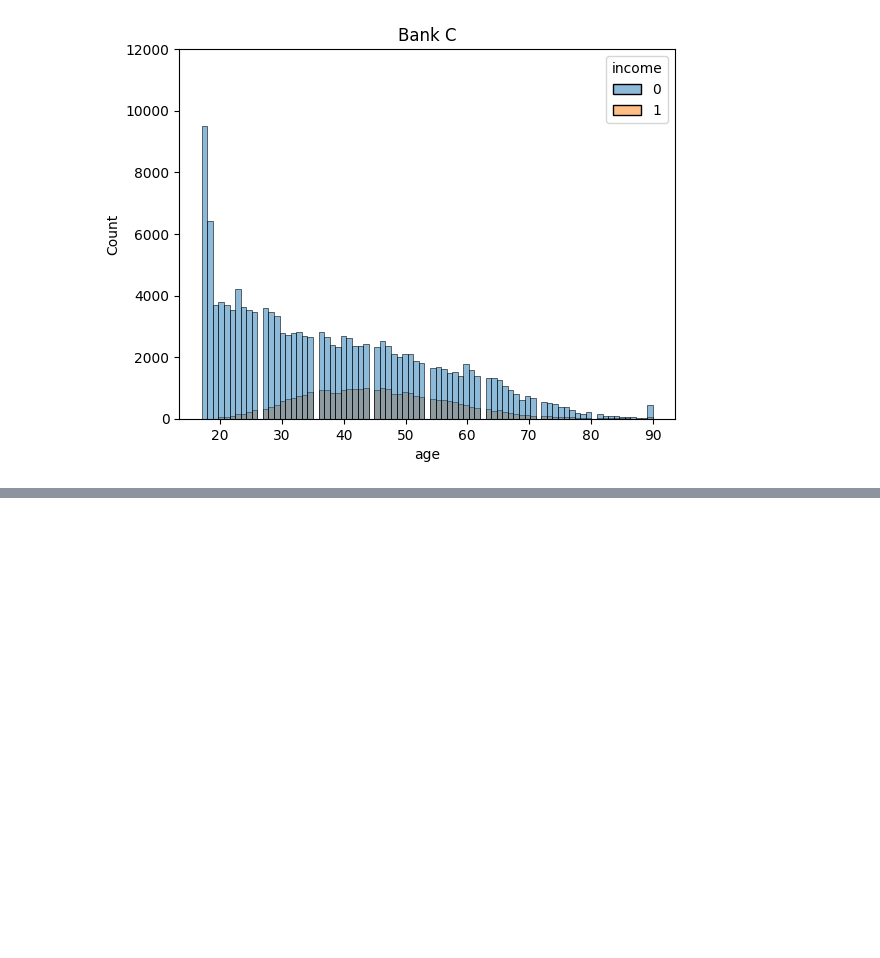
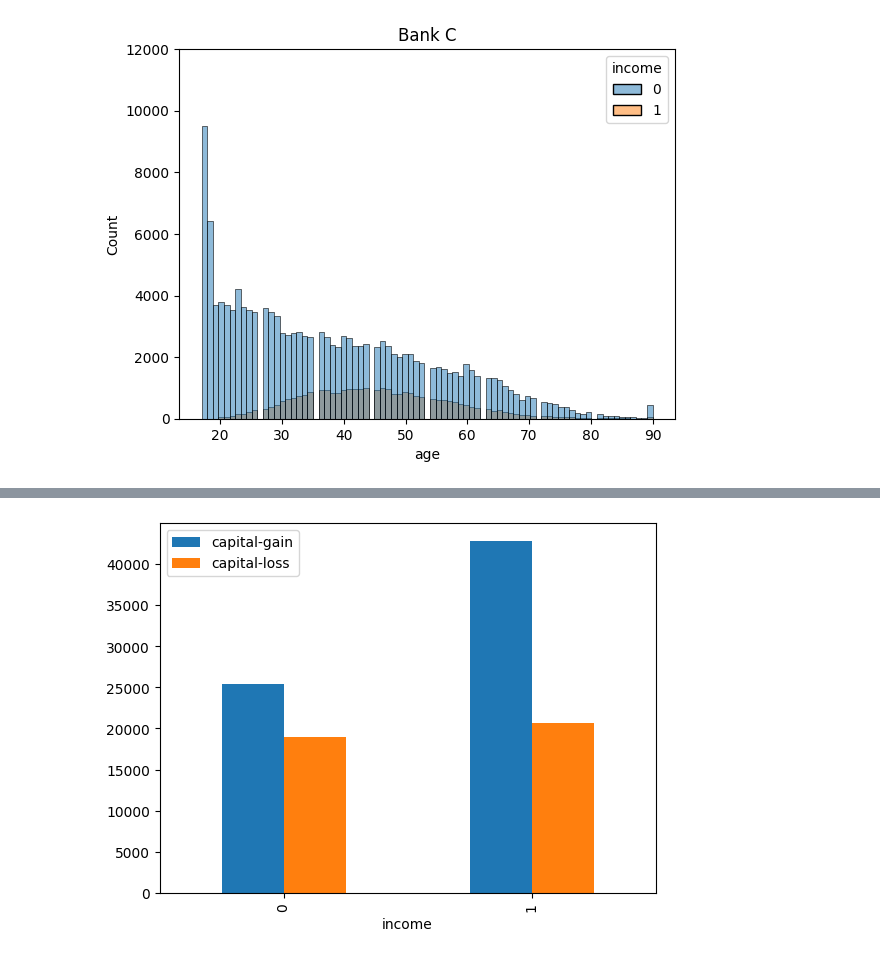
Before and after one commit to mdielacher/FHSTP_FML_assignment2, a Jupyter notebook: notebooks/data_findings.ipynb, the cells around one changed output, grey strips where cells are left out. Saved outputs shown, nothing was run; the diff lists cells and outputs as text; code cells hidden in the pictures; blank space fills up the shorter version.

```diff
--- a/notebooks/data_findings.ipynb
+++ b/notebooks/data_findings.ipynb
@@ -468,0 +478,4 @@ print(f"Best Features: {selected_features}")
+# %%
+filtered_df.groupby('income').sum().plot(kind='bar');
+# %% [output]
+[figure, added]
```
Also changed, not shown: parts of 19 cells of this notebook.
